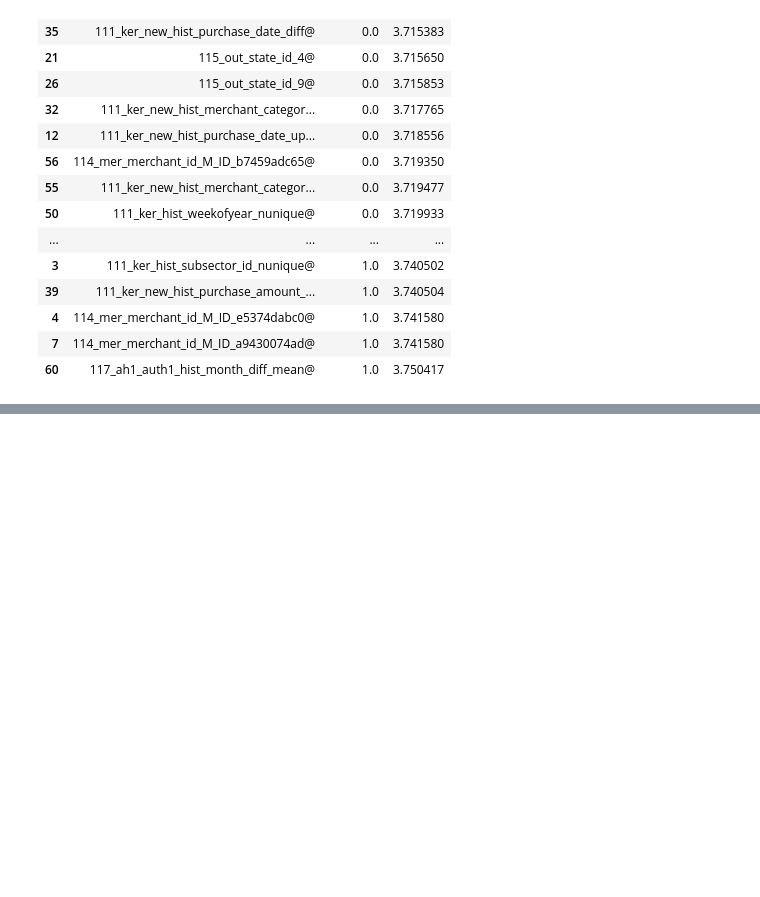
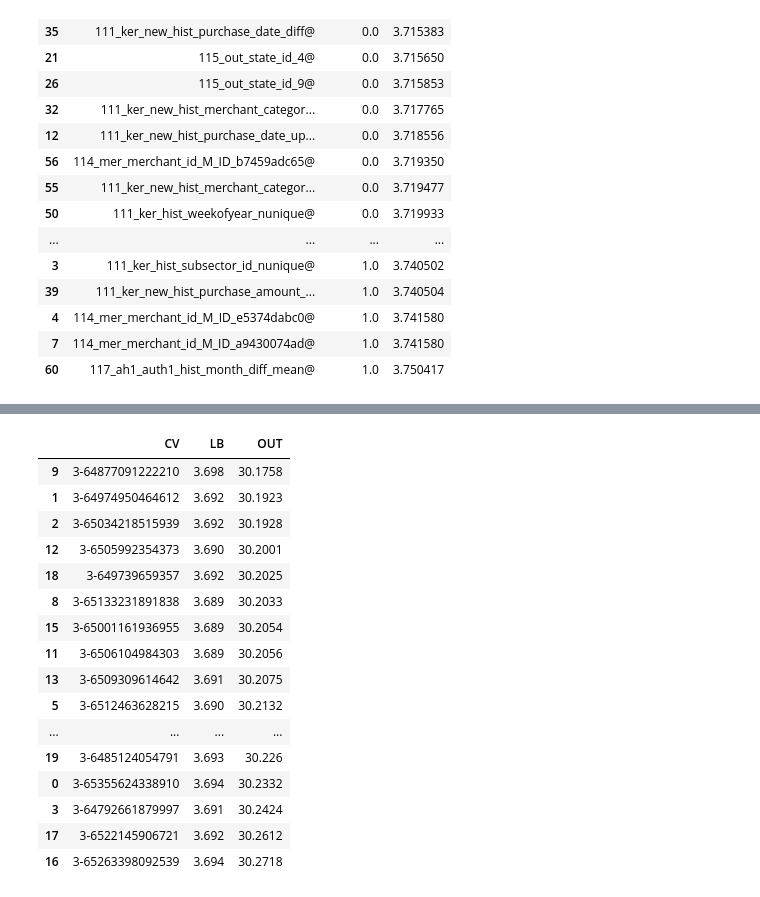
Before and after one commit to Chestnut1999/Elo-Recommendation-23place, a Jupyter notebook: jpy/128_elo_multi_feat_valid.ipynb, the cells around one changed output, grey strips where cells are left out. Saved outputs shown, nothing was run; the diff lists cells and outputs as text; code cells hidden in the pictures; blank space fills up the shorter version.

```diff
--- a/jpy/128_elo_multi_feat_valid.ipynb
+++ b/jpy/128_elo_multi_feat_valid.ipynb
@@ -121,0 +196,21 @@ df
+# %%
+result.sort_values(by="OUT", inplace=True)
+display(result)
+# %% [output]
+|  | CV | LB | OUT |
+| 9 | 3-64877091222210 | 3.698 | 30.1758 |
+| 1 | 3-64974950464612 | 3.692 | 30.1923 |
+| 2 | 3-65034218515939 | 3.692 | 30.1928 |
+| 12 | 3-6505992354373 | 3.690 | 30.2001 |
+| 18 | 3-649739659357 | 3.692 | 30.2025 |
+| 8 | 3-65133231891838 | 3.689 | 30.2033 |
+| 15 | 3-65001161936955 | 3.689 | 30.2054 |
+| 11 | 3-6506104984303 | 3.689 | 30.2056 |
+| 13 | 3-6509309614642 | 3.691 | 30.2075 |
+| 5 | 3-6512463628215 | 3.690 | 30.2132 |
+| ... | ... | ... | ... |
+| 19 | 3-6485124054791 | 3.693 | 30.226 |
+| 0 | 3-65355624338910 | 3.694 | 30.2332 |
+| 3 | 3-64792661879997 | 3.691 | 30.2424 |
+| 17 | 3-6522145906721 | 3.692 | 30.2612 |
+| 16 | 3-65263398092539 | 3.694 | 30.2718 |
```
Also changed, not shown: parts of 4 cells of this notebook, 10 other files.
